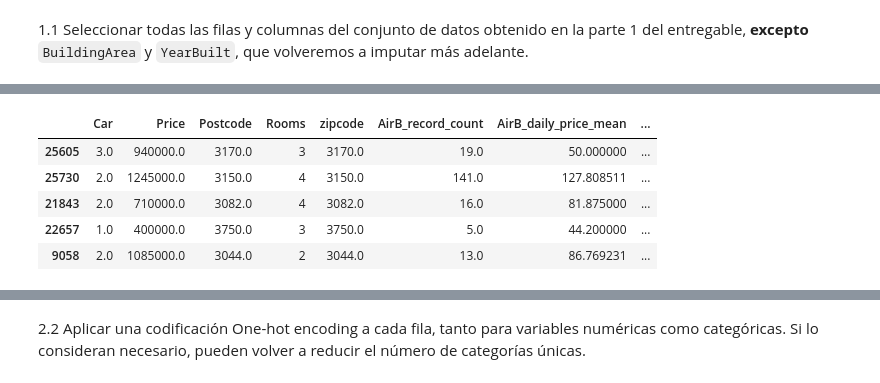
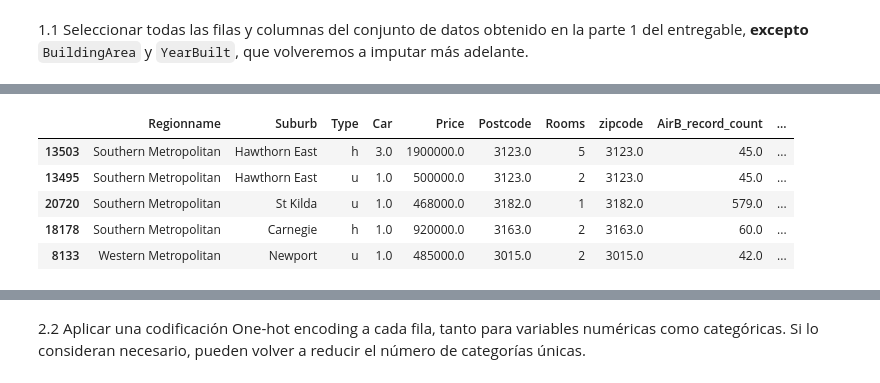
Before and after one commit to carolina-garay/AnalisisExploratorioYCuracion_Grupo32, a Jupyter notebook: AyC_Parte2__Garay_v1.ipynb, the cells around one changed output, grey strips where cells are left out. Cells and saved outputs as stored; diff of their text form; code cells hidden in the pictures.

```diff
--- a/AyC_Parte2__Garay_v1.ipynb
+++ b/AyC_Parte2__Garay_v1.ipynb
@@ -70,15 +71,15 @@ Index(['YearBuilt', 'BuildingArea', 'Car', 'Price', 'Postcode', 'Rooms',
       dtype='object')
 # %%
-#Selección de filas y columnas
-airmelb_new= airmelb_df[['Car', 'Price', 'Postcode', 'Rooms',
+#Selección de columnas
+df= airmelb_df[['Regionname','Suburb', 'Type','Car', 'Price', 'Postcode', 'Rooms',
        'zipcode', 'AirB_record_count', 'AirB_daily_price_mean',
        'AirB_weekly_price_mean', 'AirB_monthly_price_mean']]
 # %%
-airmelb_new.sample(5)
+df.sample(5)
 # %% [output]
-|  | Car | Price | Postcode | Rooms | zipcode | AirB_record_count | AirB_daily_price_mean | ... |
-| 25605 | 3.0 | 940000.0 | 3170.0 | 3 | 3170.0 | 19.0 | 50.000000 | ... |
-| 25730 | 2.0 | 1245000.0 | 3150.0 | 4 | 3150.0 | 141.0 | 127.808511 | ... |
-| 21843 | 2.0 | 710000.0 | 3082.0 | 4 | 3082.0 | 16.0 | 81.875000 | ... |
-| 22657 | 1.0 | 400000.0 | 3750.0 | 3 | 3750.0 | 5.0 | 44.200000 | ... |
-| 9058 | 2.0 | 1085000.0 | 3044.0 | 2 | 3044.0 | 13.0 | 86.769231 | ... |
+|  | Regionname | Suburb | Type | Car | Price | Postcode | Rooms | zipcode | AirB_record_count | ... |
+| 13503 | Southern Metropolitan | Hawthorn East | h | 3.0 | 1900000.0 | 3123.0 | 5 | 3123.0 | 45.0 | ... |
+| 13495 | Southern Metropolitan | Hawthorn East | u | 1.0 | 500000.0 | 3123.0 | 2 | 3123.0 | 45.0 | ... |
+| 20720 | Southern Metropolitan | St Kilda | u | 1.0 | 468000.0 | 3182.0 | 1 | 3182.0 | 579.0 | ... |
+| 18178 | Southern Metropolitan | Carnegie | h | 1.0 | 920000.0 | 3163.0 | 2 | 3163.0 | 60.0 | ... |
+| 8133 | Western Metropolitan | Newport | u | 1.0 | 485000.0 | 3015.0 | 2 | 3015.0 | 42.0 | ... |
```
Also changed, not shown: parts of 20 cells of this notebook.
